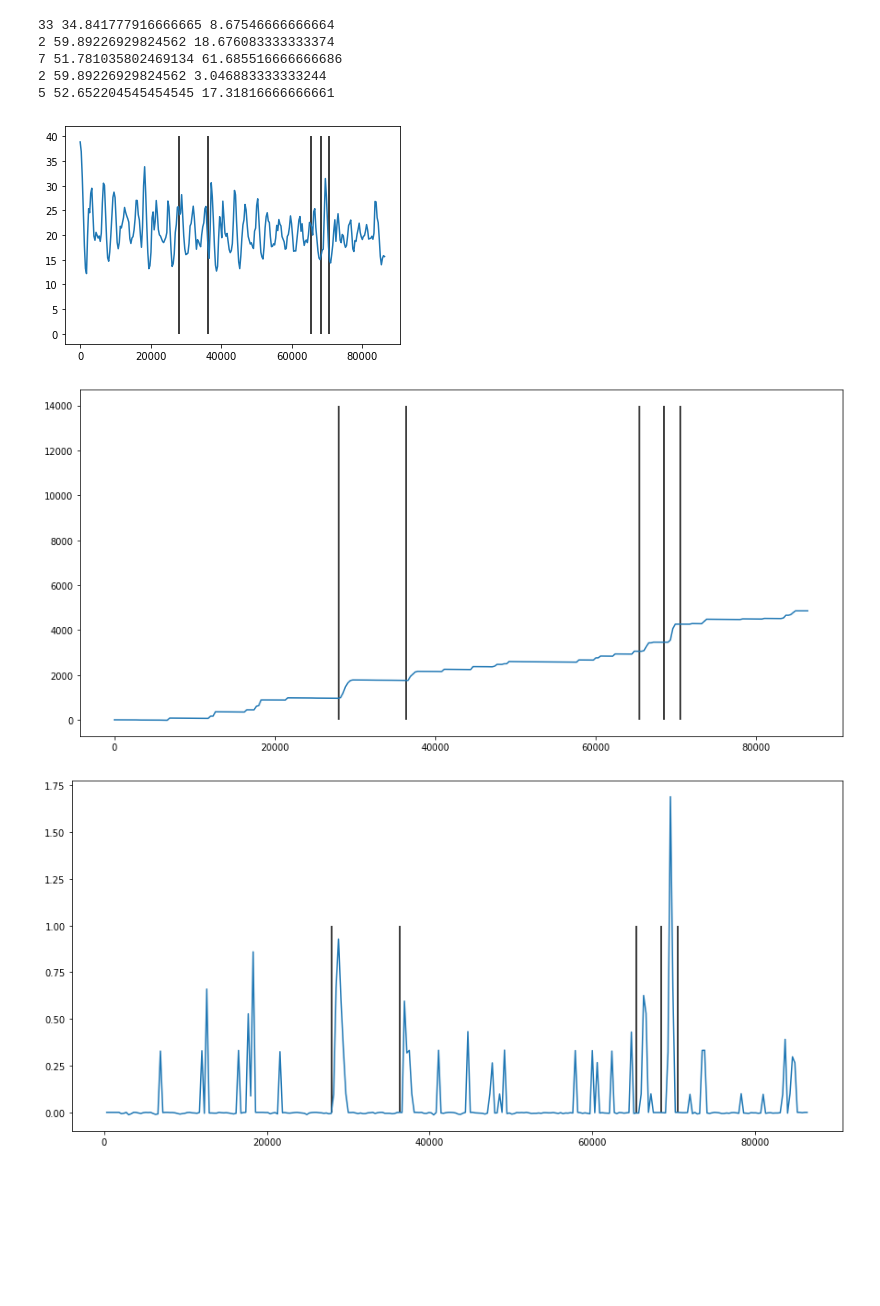
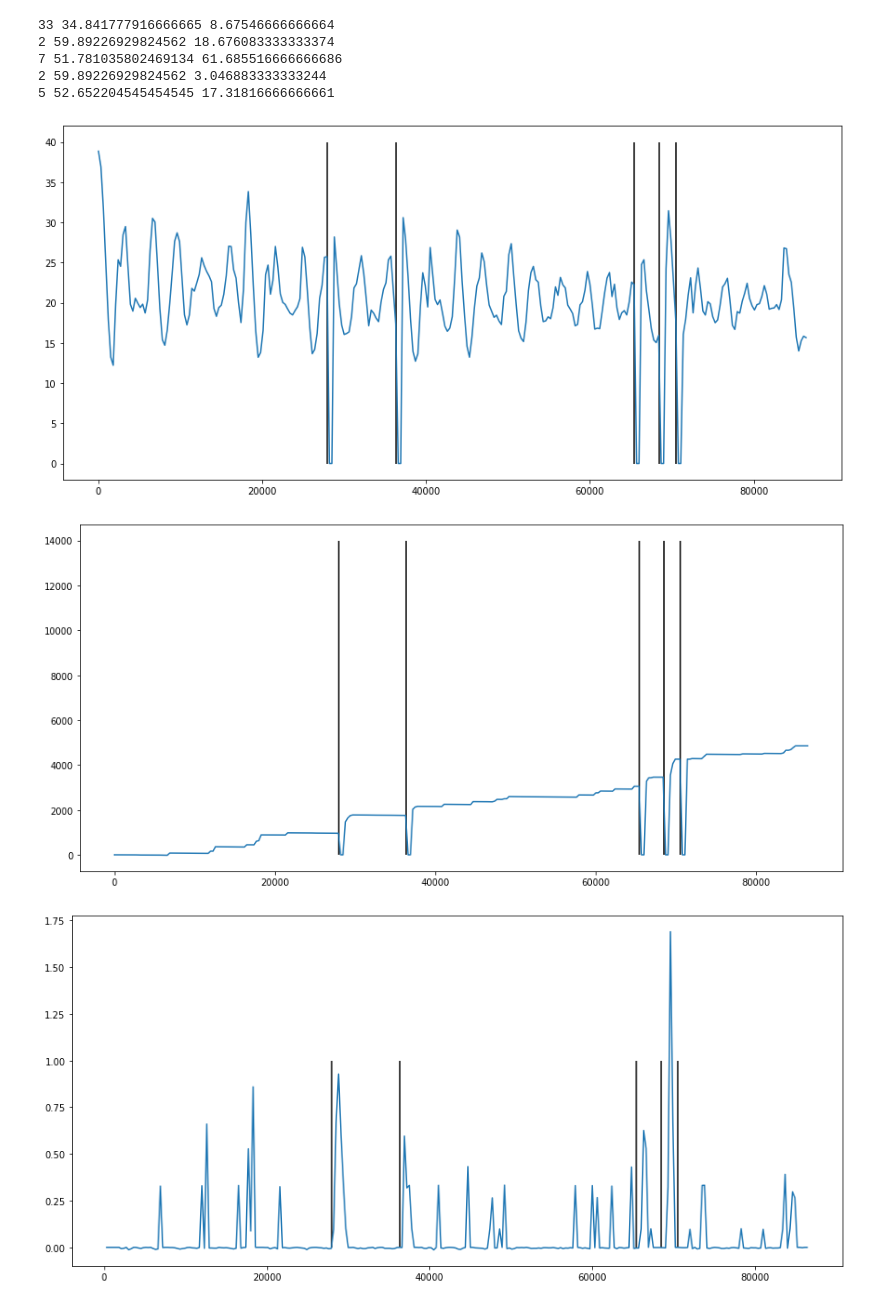
Before and after one commit to adithyashanmugam/Daytona24, a Jupyter notebook: src/2020/FixData2020.ipynb, the cells around one changed output. Drawn from its saved outputs; the diff is of its cells as text; code cells hidden in the pictures; blank space fills up the shorter version.

```diff
--- a/src/2020/FixData2020.ipynb
+++ b/src/2020/FixData2020.ipynb
@@ -156,14 +160,26 @@ for t in range(0, MAXTIME, 300):
+# %%
+rounded_times = [(t // 300 * 300) + 300 for t in flagtimes]
+for t in rounded_times:
+#     print(risk_score[t])
+    risk_score[t] = 0
+    risk_score[t+300] = 0
+#     print(sus_score[t])
+    sus_score[t] = 0
+    sus_score[t+300] = 0
+    sus_deriv[t] = 0
+    sus_deriv[t+300] = 0
 # %%
+plt.figure(figsize=(15,7))
 plt.plot(list(risk_score.keys()), list(risk_score.values()))
 plt.vlines(flagtimes, 0, 40)
 plt.show()
 # %% [output]
-[figure, old version]
+[figure, new version]
 # %%
 plt.figure(figsize=(15,7))
 plt.plot(list(sus_score.keys()), list(sus_score.values()))
 plt.vlines(flagtimes, 0, 14000)
 plt.show()
 # %% [output]
-[figure, old version]
+[figure, new version]
 # %%
```
Also changed, not shown: parts of 3 cells of this notebook, 4 other files.
